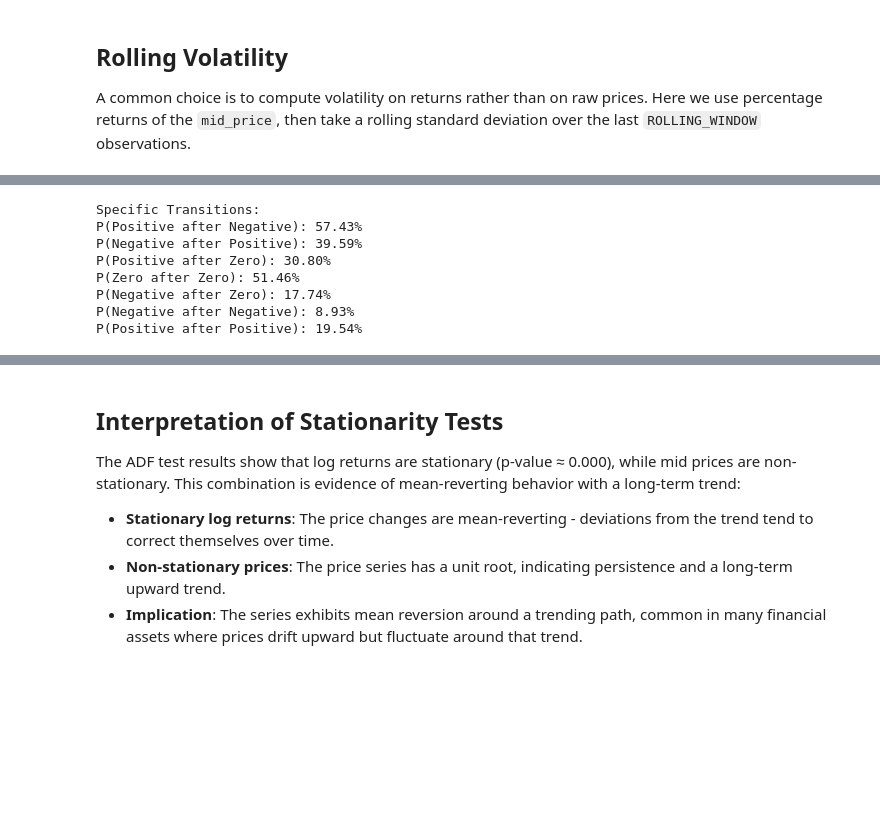
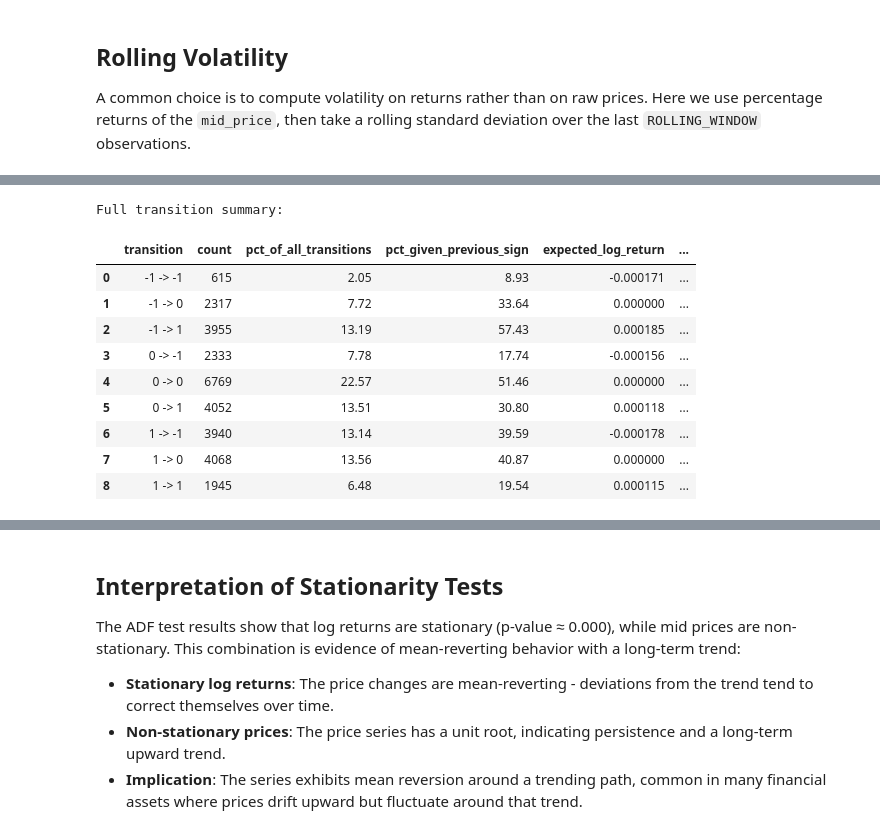
Before and after one commit to ericzzhang27-sys/IMC-Prosperity-4, a Jupyter notebook: tomatoes_volatility_analysis.ipynb, the cells around one changed output, grey strips where cells are left out. Saved outputs shown, nothing was run; the diff lists cells and outputs as text; code cells hidden in the pictures; blank space fills up the shorter version.

```diff
--- a/tomatoes_volatility_analysis.ipynb
+++ b/tomatoes_volatility_analysis.ipynb
@@ -174,20 +372,39 @@ print(f"Total observations: {total}")
-# %%
-# Specific requested probabilities
-print("\nSpecific Transitions:")
-print(f"P(Positive after Negative): {transition_probs.loc[-1, 1]:.2f}%")
-print(f"P(Negative after Positive): {transition_probs.loc[1, -1]:.2f}%")
-print(f"P(Positive after Zero): {transition_probs.loc[0, 1]:.2f}%")
-print(f"P(Zero after Zero): {transition_probs.loc[0, 0]:.2f}%")
-print(f"P(Negative after Zero): {transition_probs.loc[0, -1]:.2f}%")
-print(f"P(Negative after Negative): {transition_probs.loc[-1, -1]:.2f}%")
-print(f"P(Positive after Positive): {transition_probs.loc[1, 1]:.2f}%")
-# %% [output]
-Specific Transitions:
-P(Positive after Negative): 57.43%
-P(Negative after Positive): 39.59%
-P(Positive after Zero): 30.80%
-P(Zero after Zero): 51.46%
-P(Negative after Zero): 17.74%
-P(Negative after Negative): 8.93%
-P(Positive after Positive): 19.54%
+# %%
+# Full transition summary across all 9 sign-to-sign transitions
+transition_summary_display = transition_summary.copy()
+transition_summary_display["expected_log_return"] = transition_summary_display["expected_log_return"].round(6)
+transition_summary_display["expected_simple_return_pct"] = transition_summary_display["expected_simple_return_pct"].round(4)
+transition_summary_display["buy_ask_sell_bid_ev_log_return"] = transition_summary_display["buy_ask_sell_bid_ev_log_return"].round(6)
+transition_summary_display["buy_ask_sell_bid_ev_simple_return_pct"] = transition_summary_display["buy_ask_sell_bid_ev_simple_return_pct"].round(4)
+transition_summary_display["buy_ask_sell_bid_ev_pnl_ticks"] = transition_summary_display["buy_ask_sell_bid_ev_pnl_ticks"].round(4)
+transition_summary_display["spread_crossing_drag_pct"] = transition_summary_display["spread_crossing_drag_pct"].round(4)
+
+print("\nFull transition summary:")
+display(
+    transition_summary_display[[
+        "transition",
+        "count",
+        "pct_of_all_transitions",
+        "pct_given_previous_sign",
+        "expected_log_return",
+        "expected_simple_return_pct",
+        "buy_ask_sell_bid_count",
+        "buy_ask_sell_bid_ev_log_return",
+        "buy_ask_sell_bid_ev_simple_return_pct",
+        "buy_ask_sell_bid_ev_pnl_ticks",
+        "spread_crossing_drag_pct",
+    ]]
+)
+# %% [output]
+Full transition summary:
+|  | transition | count | pct_of_all_transitions | pct_given_previous_sign | expected_log_return | ... |
+| 0 | -1 -> -1 | 615 | 2.05 | 8.93 | -0.000171 | ... |
+| 1 | -1 -> 0 | 2317 | 7.72 | 33.64 | 0.000000 | ... |
+| 2 | -1 -> 1 | 3955 | 13.19 | 57.43 | 0.000185 | ... |
+| 3 | 0 -> -1 | 2333 | 7.78 | 17.74 | -0.000156 | ... |
+| 4 | 0 -> 0 | 6769 | 22.57 | 51.46 | 0.000000 | ... |
+| 5 | 0 -> 1 | 4052 | 13.51 | 30.80 | 0.000118 | ... |
+| 6 | 1 -> -1 | 3940 | 13.14 | 39.59 | -0.000178 | ... |
+| 7 | 1 -> 0 | 4068 | 13.56 | 40.87 | 0.000000 | ... |
+| 8 | 1 -> 1 | 1945 | 6.48 | 19.54 | 0.000115 | ... |
 # %%
```
Also changed, not shown: parts of 14 cells of this notebook, 6 other files.
